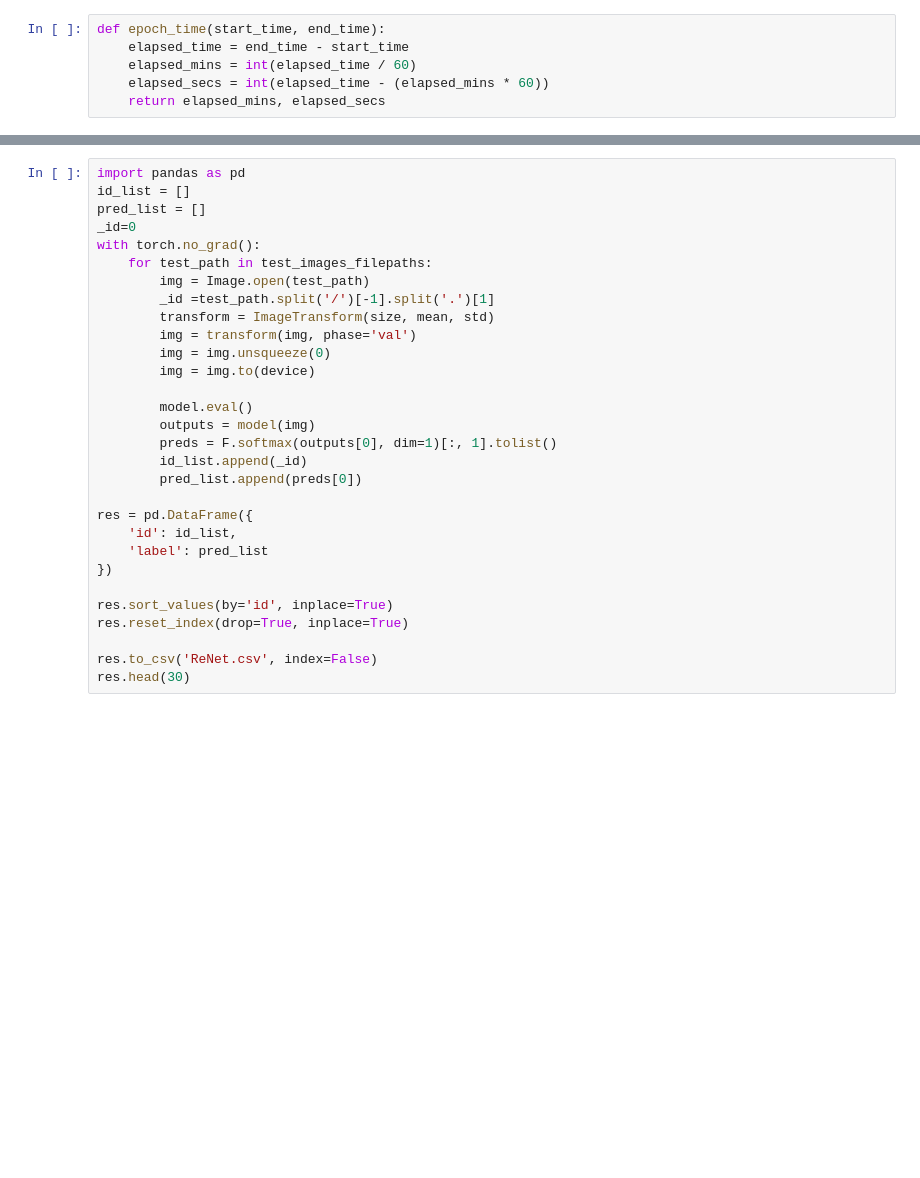
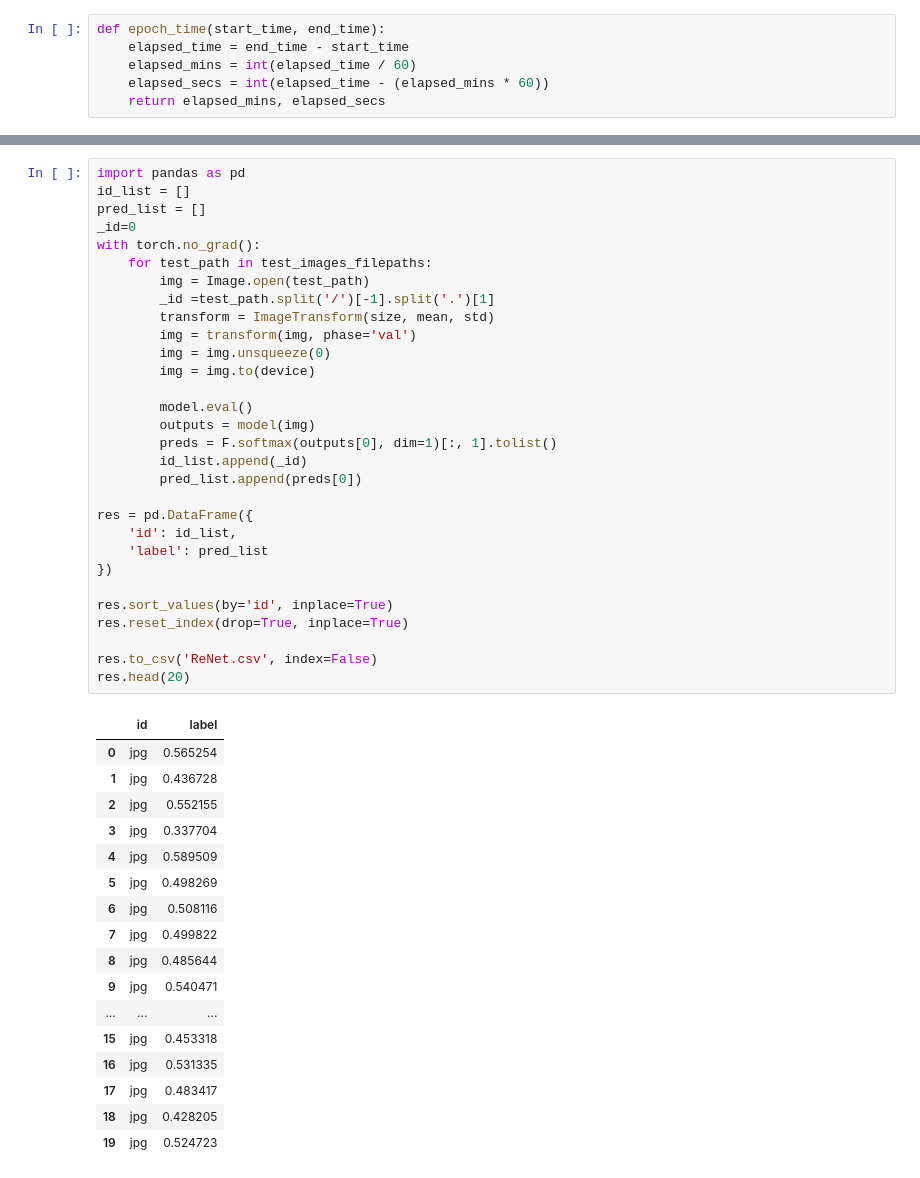
Before and after one commit to jjwjjwjjwjjwjjw/BeneProject, a Jupyter notebook: project.ipynb, the cells around one changed output, grey strips where cells are left out. Cells and saved outputs as stored; diff of their text form; blank space fills up the shorter version.

```diff
--- a/project.ipynb
+++ b/project.ipynb
@@ -444,31 +421,49 @@ Epoch: 10 | Epoch Time: 1m 15s
 # %%
 import pandas as pd
 id_list = []
 pred_list = []
 _id=0
 with torch.no_grad():
     for test_path in test_images_filepaths:
         img = Image.open(test_path)
         _id =test_path.split('/')[-1].split('.')[1]
         transform = ImageTransform(size, mean, std)
         img = transform(img, phase='val')
         img = img.unsqueeze(0)
         img = img.to(device)
 
         model.eval()
         outputs = model(img)
         preds = F.softmax(outputs[0], dim=1)[:, 1].tolist()
         id_list.append(_id)
         pred_list.append(preds[0])
 
 res = pd.DataFrame({
     'id': id_list,
     'label': pred_list
 })
 
 res.sort_values(by='id', inplace=True)
 res.reset_index(drop=True, inplace=True)
 
 res.to_csv('ReNet.csv', index=False)
-res.head(30)
+res.head(20)
+# %% [output]
+|  | id | label |
+| 0 | jpg | 0.565254 |
+| 1 | jpg | 0.436728 |
+| 2 | jpg | 0.552155 |
+| 3 | jpg | 0.337704 |
+| 4 | jpg | 0.589509 |
+| 5 | jpg | 0.498269 |
+| 6 | jpg | 0.508116 |
+| 7 | jpg | 0.499822 |
+| 8 | jpg | 0.485644 |
+| 9 | jpg | 0.540471 |
+| ... | ... | ... |
+| 15 | jpg | 0.453318 |
+| 16 | jpg | 0.531335 |
+| 17 | jpg | 0.483417 |
+| 18 | jpg | 0.428205 |
+| 19 | jpg | 0.524723 |
 # %%
```
Also changed, not shown: parts of 6 cells of this notebook.
